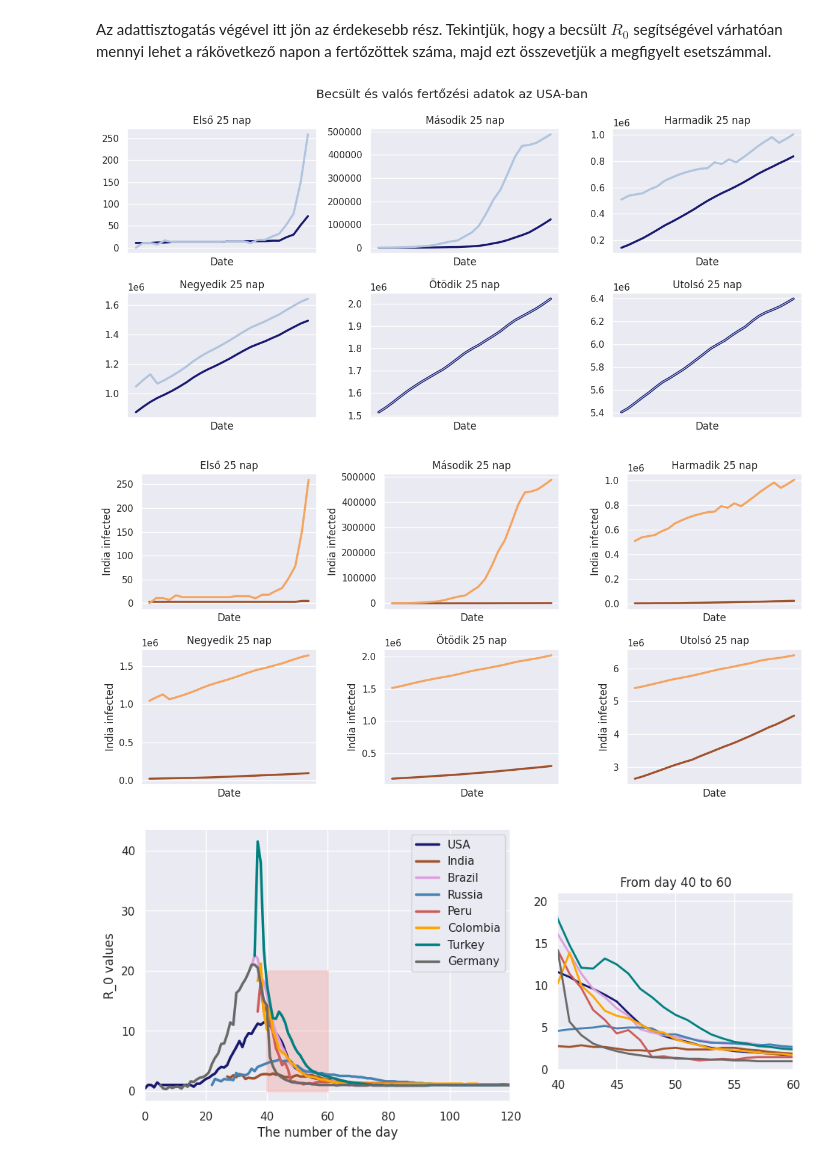
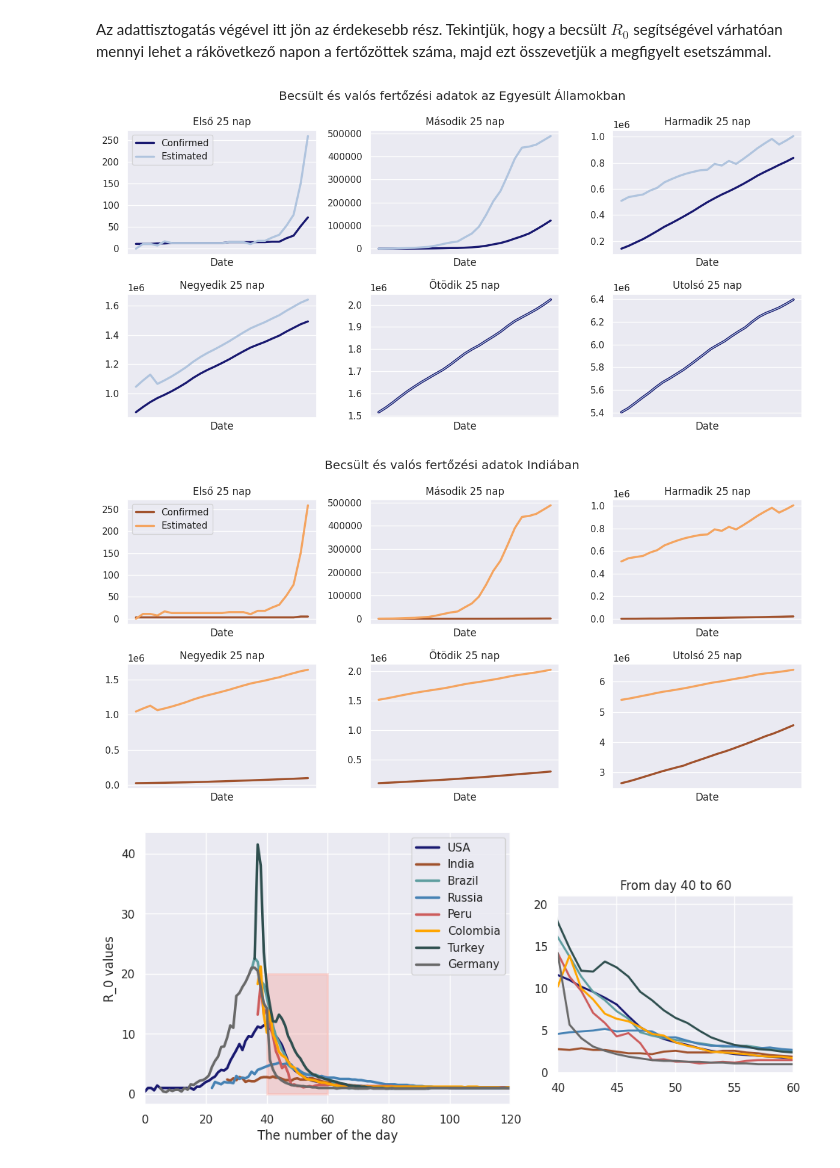
Before and after one commit to Adiklafa/Matprog, a Jupyter notebook: Basic_Reproduction_Number.ipynb, the cells around one changed output. Saved outputs shown, nothing was run; the diff lists cells and outputs as text; code cells hidden in the pictures.

```diff
--- a/Basic_Reproduction_Number.ipynb
+++ b/Basic_Reproduction_Number.ipynb
@@ -237,8 +237,8 @@ fig, axs = plt.subplots(2,3, figsize=(12,6))
 
 sns.set_theme(style="darkgrid")
 
-g1=sns.lineplot(data=Table1['USA infected'], linewidth=2.5, color='midnightblue', ax=axs[0,0])
-sns.lineplot(data=Table2['approximated'], linewidth=2.5, color='lightsteelblue', ax=axs[0,0])
+g1=sns.lineplot(data=Table1['USA infected'], linewidth=2.5, color='midnightblue', ax=axs[0,0], label='Confirmed')
+sns.lineplot(data=Table2['approximated'], linewidth=2.5, color='lightsteelblue', ax=axs[0,0], label='Estimated')
 g1.set(xticks=[])
 g1.set_ylabel(None)
 axs[0,0].set_title('Első 25 nap')
@@ -273,11 +273,12 @@ g6.set(xticks=[])
 g6.set_ylabel(None)
 axs[1,2].set_title('Utolsó 25 nap')
 
-fig.suptitle('Becsült és valós fertőzési adatok az USA-ban')
+axs[0,0].legend()
+fig.suptitle('Becsült és valós fertőzési adatok az Egyesült Államokban')
 plt.tight_layout()
 plt.show()
 # %% [output]
-[figure, old version]
+[figure, new version]
 # %%
 warnings.simplefilter(action='ignore', category=FutureWarning)
 India_approximated=[0]
@@ -315,40 +316,48 @@ fig, axs = plt.subplots(2,3, figsize=(12,6))
 
 sns.set_theme(style="darkgrid")
 
-h1=sns.lineplot(data=table1['India infected'], linewidth=2.5, color='sienna', ax=axs[0,0])
-sns.lineplot(data=table2['approximated'], linewidth=2.5, color='sandybrown', ax=axs[0,0])
+h1=sns.lineplot(data=table1['India infected'], linewidth=2.5, color='sienna', ax=axs[0,0], label='Confirmed')
+sns.lineplot(data=table2['approximated'], linewidth=2.5, color='sandybrown', ax=axs[0,0], label='Estimated')
 h1.set(xticks=[])
+h1.set_ylabel(None)
 axs[0,0].set_title('Első 25 nap')
 
 h2=sns.lineplot(data=table3['India infected'], linewidth=2.5, color='sienna', ax=axs[0,1])
 sns.lineplot(data=table4['approximated'], linewidth=2.5, color='sandybrown', ax=axs[0,1])
 h2.set(xticks=[])
+h2.set_ylabel(None)
 axs[0,1].set_title('Második 25 nap')
 
 h3=sns.lineplot(data=table5['India infected'], linewidth=2.5, color='sienna', ax=axs[0,2])
 sns.lineplot(data=table6['approximated'], linewidth=2.5, color='sandybrown', ax=axs[0,2])
 h3.set(xticks=[])
+h3.set_ylabel(None)
 axs[0,2].set_title('Harmadik 25 nap')
 
 h4=sns.lineplot(data=table7['India infected'], linewidth=2.5, color='sienna', ax=axs[1,0])
 sns.lineplot(data=table8['approximated'], linewidth=2.5, color='sandybrown', ax=axs[1,0])
 h4.set(xticks=[])
+h4.set_ylabel(None)
 axs[1,0].set_title('Negyedik 25 nap')
 
 h5=sns.lineplot(data=table9['India infected'], linewidth=2.5, color='sienna', ax=axs[1,1])
 sns.lineplot(data=table10['approximated'], linewidth=2.5, color='sandybrown', ax=axs[1,1])
 h5.set(xticks=[])
+h5.set_ylabel(None)
 axs[1,1].set_title('Ötödik 25 nap')
 
 h6=sns.lineplot(data=table11['India infected'], linewidth=2.5, color='sienna', ax=axs[1,2])
 sns.lineplot(data=table12['approximated'], linewidth=2.5, color='sandybrown', ax=axs[1,2])
 h6.set(xticks=[])
+h6.set_ylabel(None)
 axs[1,2].set_title('Utolsó 25 nap')
 
+axs[0,0].legend()
+fig.suptitle('Becsült és valós fertőzési adatok Indiában')
 plt.tight_layout()
 plt.show()
 # %% [output]
-[figure, old version]
+[figure, new version]
 # %%
 import matplotlib.patches as mpatches
 
@@ -356,7 +365,7 @@ fig, ax = plt.subplots()
 sns.set_theme(style='darkgrid')
 
 namelist=['USA', 'India', 'Brazil', 'Russia', 'Peru', 'Colombia', 'Turkey', 'Germany']
-colorlist=['midnightblue', 'sienna', 'plum', 'steelblue', 'indianred', 'orange',  'teal', 'dimgray']
+colorlist=['midnightblue', 'sienna', 'cadetblue', 'steelblue', 'indianred', 'orange',  'darkslategrey', 'dimgray']
 
 for i in range(len(namelist)):
     sns.lineplot(data=R_0_vals[namelist[i]], linewidth=2.5, color=colorlist[i], label=namelist[i])
@@ -384,4 +393,4 @@ ax2.set_title('From day 40 to 60')
 
 plt.show()
 # %% [output]
-[figure, old version]
+[figure, new version]
```
